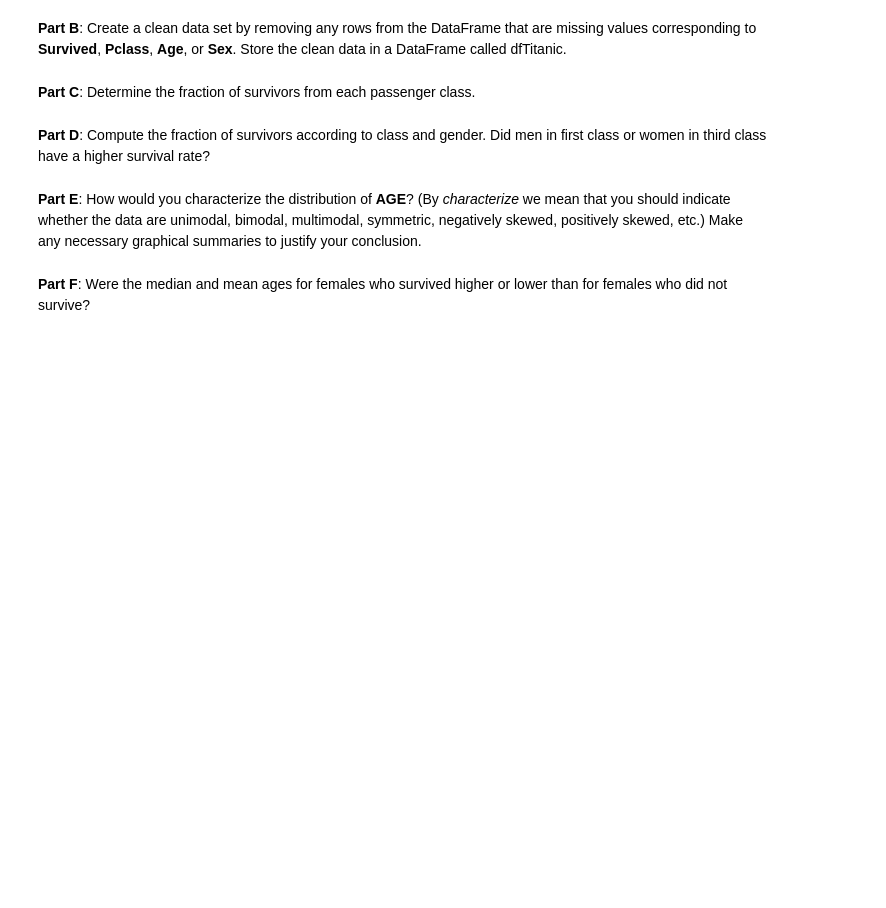
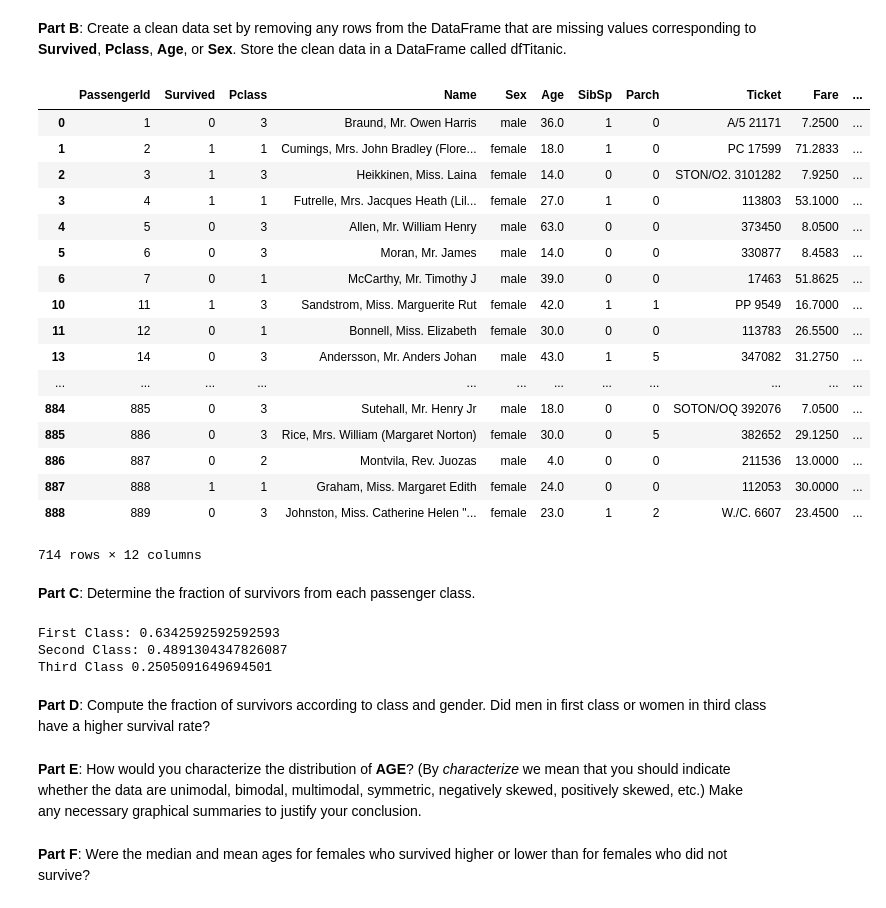
Before and after one commit to jotk/DataScienceClass, a Jupyter notebook: Homework/hmwk01_Kaur_Baljot.ipynb, the cells around one changed output. Saved outputs shown, nothing was run; the diff lists cells and outputs as text; code cells hidden in the pictures; blank space fills up the shorter version.

```diff
--- a/Homework/hmwk01_Kaur_Baljot.ipynb
+++ b/Homework/hmwk01_Kaur_Baljot.ipynb
@@ -113,6 +254,47 @@ df.head()
 # %% [markdown]
 **Part B**: Create a clean data set by removing any rows from the DataFrame that are missing values corresponding to **Survived**, **Pclass**, **Age**, or **Sex**. Store the clean data in a DataFrame called dfTitanic.
+# %%
+dfTitanic = df.copy(deep=True)
+
+dfTitanic.dropna(subset=["Survived","Pclass","Age", "Sex"])
+# %% [output]
+|  | PassengerId | Survived | Pclass | Name | Sex | Age | SibSp | Parch | Ticket | Fare | ... |
+| 0 | 1 | 0 | 3 | Braund, Mr. Owen Harris | male | 36.0 | 1 | 0 | A/5 21171 | 7.2500 | ... |
+| 1 | 2 | 1 | 1 | Cumings, Mrs. John Bradley (Flore... | female | 18.0 | 1 | 0 | PC 17599 | 71.2833 | ... |
+| 2 | 3 | 1 | 3 | Heikkinen, Miss. Laina | female | 14.0 | 0 | 0 | STON/O2. 3101282 | 7.9250 | ... |
+| 3 | 4 | 1 | 1 | Futrelle, Mrs. Jacques Heath (Lil... | female | 27.0 | 1 | 0 | 113803 | 53.1000 | ... |
+| 4 | 5 | 0 | 3 | Allen, Mr. William Henry | male | 63.0 | 0 | 0 | 373450 | 8.0500 | ... |
+| 5 | 6 | 0 | 3 | Moran, Mr. James | male | 14.0 | 0 | 0 | 330877 | 8.4583 | ... |
+| 6 | 7 | 0 | 1 | McCarthy, Mr. Timothy J | male | 39.0 | 0 | 0 | 17463 | 51.8625 | ... |
+| 10 | 11 | 1 | 3 | Sandstrom, Miss. Marguerite Rut | female | 42.0 | 1 | 1 | PP 9549 | 16.7000 | ... |
+| 11 | 12 | 0 | 1 | Bonnell, Miss. Elizabeth | female | 30.0 | 0 | 0 | 113783 | 26.5500 | ... |
+| 13 | 14 | 0 | 3 | Andersson, Mr. Anders Johan | male | 43.0 | 1 | 5 | 347082 | 31.2750 | ... |
+| ... | ... | ... | ... | ... | ... | ... | ... | ... | ... | ... | ... |
+| 884 | 885 | 0 | 3 | Sutehall, Mr. Henry Jr | male | 18.0 | 0 | 0 | SOTON/OQ 392076 | 7.0500 | ... |
+| 885 | 886 | 0 | 3 | Rice, Mrs. William (Margaret Norton) | female | 30.0 | 0 | 5 | 382652 | 29.1250 | ... |
+| 886 | 887 | 0 | 2 | Montvila, Rev. Juozas | male | 4.0 | 0 | 0 | 211536 | 13.0000 | ... |
+| 887 | 888 | 1 | 1 | Graham, Miss. Margaret Edith | female | 24.0 | 0 | 0 | 112053 | 30.0000 | ... |
+| 888 | 889 | 0 | 3 | Johnston, Miss. Catherine Helen "... | female | 23.0 | 1 | 2 | W./C. 6607 | 23.4500 | ... |
+714 rows × 12 columns
 # %% [markdown]
 **Part C**: Determine the fraction of survivors from each passenger class.
+# %%
+class1Surivors = sum(dfTitanic[dfTitanic["Pclass"] == 1]["Survived"])
+class2Survivors = sum(dfTitanic[dfTitanic["Pclass"] == 2]["Survived"])
+class3Survivors = sum(dfTitanic[dfTitanic["Pclass"] == 3]["Survived"])
+
+class1 = sum(dfTitanic["Pclass"] == 1)
+class2 = sum(dfTitanic["Pclass"] == 2)
+class3 = sum(dfTitanic["Pclass"] == 3)
+
+rat1 = class1Surivors/class1
+rat2 = class2Survivors/class2
+rat3 = class3Survivors/class3
+
+print("First Class:", rat1, "\nSecond Class:",rat2, "\nThird Class",rat3)
+# %% [output]
+First Class: 0.6342592592592593
+Second Class: 0.4891304347826087
+Third Class 0.2505091649694501
 # %% [markdown]
 **Part D**: Compute the fraction of survivors according to class and gender.  Did men in first class or women in third class have a higher survival rate?
```
Also changed, not shown: parts of 11 cells of this notebook.
